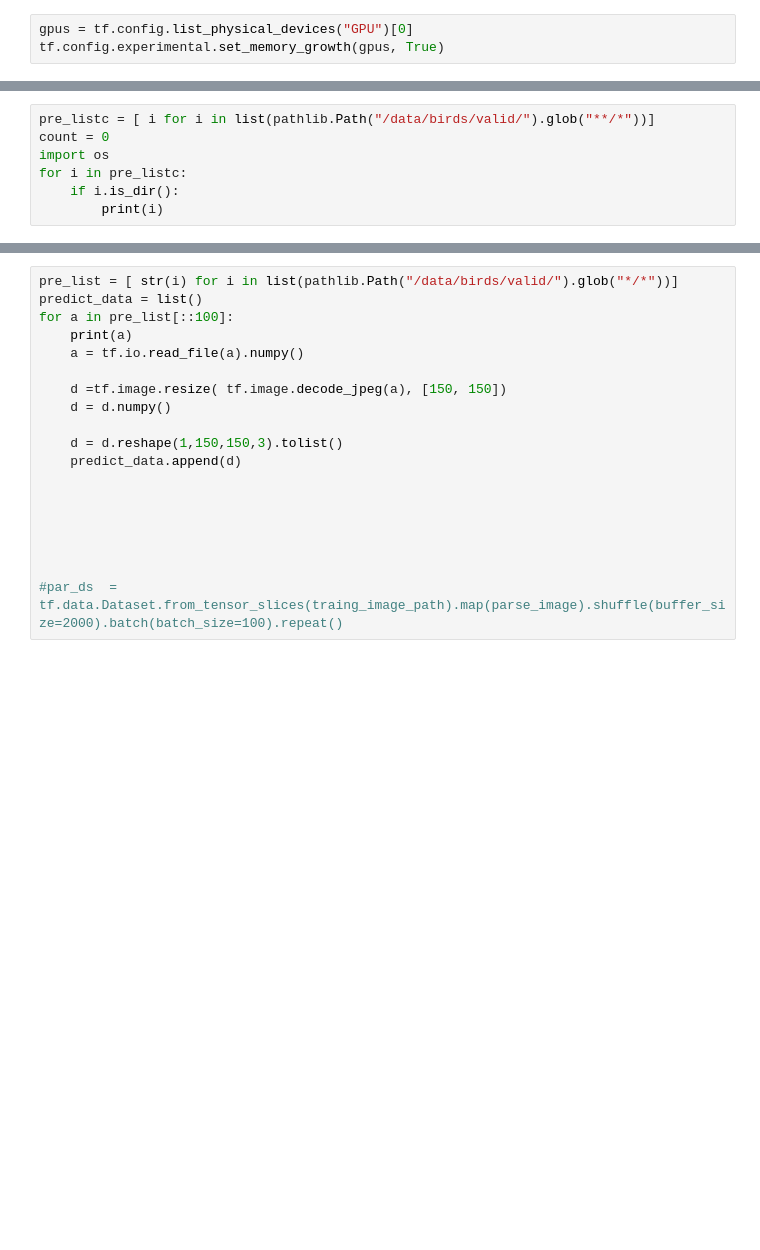
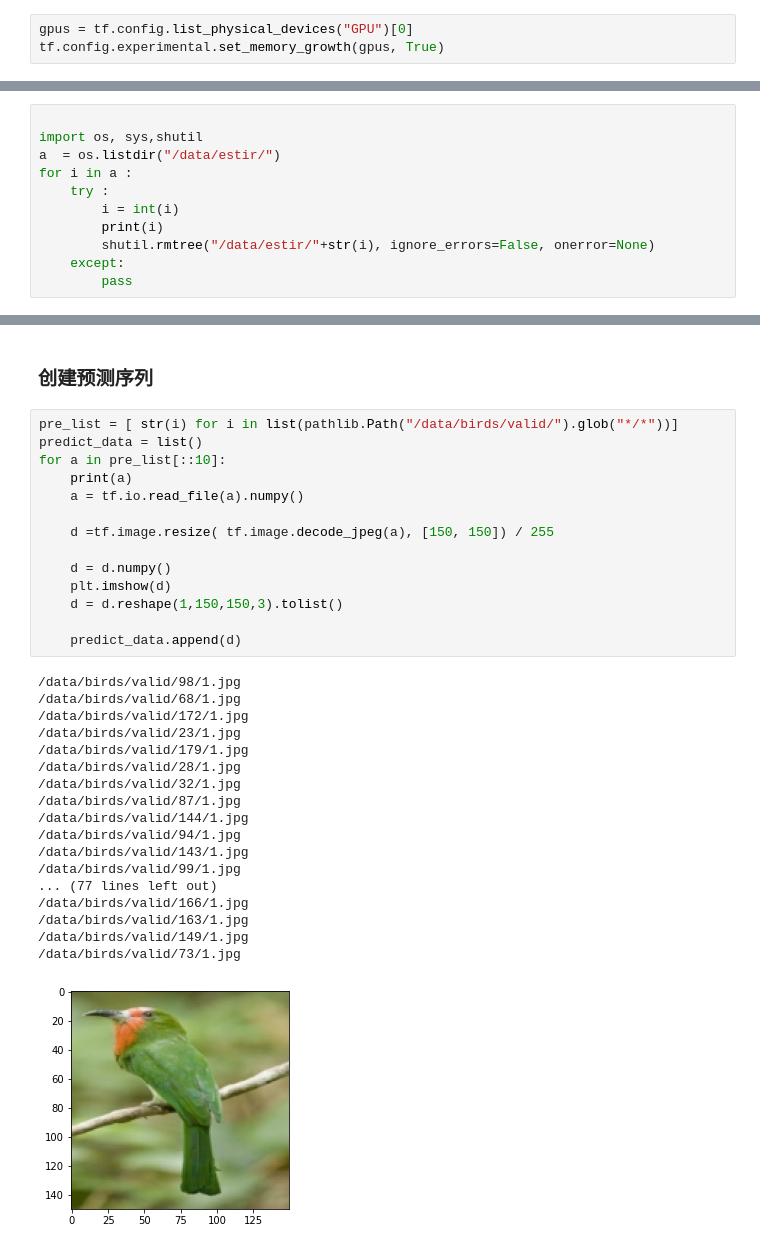
Before and after one commit to Quan3Xin/tf_estimator_demo, a Jupyter notebook: CNN_with_brigs.ipynb, the cells around one changed output, grey strips where cells are left out. Cells and saved outputs as stored; diff of their text form; blank space fills up the shorter version.

```diff
--- a/CNN_with_brigs.ipynb
+++ b/CNN_with_brigs.ipynb
@@ -46,7 +36,0 @@ label_name = sorted(item.name for item in test_data_.glob('*/')
-# %%
-pre_listc = [ i for i in list(pathlib.Path("/data/birds/valid/").glob("**/*"))]
-count = 0
-import os
-for i in pre_listc:
-    if i.is_dir():
-        print(i)
@@ -70,0 +40,11 @@ for i in pre_listc:
+# %%
+
+import os, sys,shutil
+a  = os.listdir("/data/estir/")
+for i in a :
+    try :
+        i = int(i)
+        print(i)
+        shutil.rmtree("/data/estir/"+str(i), ignore_errors=False, onerror=None)
+    except:
+        pass
@@ -71,19 +69,35 @@ for i in pre_listc:
+# %% [markdown]
+###  创建预测序列
 # %%
 pre_list = [ str(i) for i in list(pathlib.Path("/data/birds/valid/").glob("*/*"))]
 predict_data = list()
-for a in pre_list[::100]:
+for a in pre_list[::10]:
     print(a)
     a = tf.io.read_file(a).numpy()
 
-    d =tf.image.resize( tf.image.decode_jpeg(a), [150, 150])
+    d =tf.image.resize( tf.image.decode_jpeg(a), [150, 150]) / 255
+
     d = d.numpy()
+    plt.imshow(d)
+    d = d.reshape(1,150,150,3).tolist()
 
-    d = d.reshape(1,150,150,3).tolist()
     predict_data.append(d)
-
-
-
-
-
-
-#par_ds  = tf.data.Dataset.from_tensor_slices(traing_image_path).map(parse_image).shuffle(buffer_size=2000).batch(batch_size=100).repeat()
+# %% [output]
+/data/birds/valid/98/1.jpg
+/data/birds/valid/68/1.jpg
+/data/birds/valid/172/1.jpg
+/data/birds/valid/23/1.jpg
+/data/birds/valid/179/1.jpg
+/data/birds/valid/28/1.jpg
+/data/birds/valid/32/1.jpg
+/data/birds/valid/87/1.jpg
+/data/birds/valid/144/1.jpg
+/data/birds/valid/94/1.jpg
+/data/birds/valid/143/1.jpg
+/data/birds/valid/99/1.jpg
+... (77 lines left out)
+/data/birds/valid/166/1.jpg
+/data/birds/valid/163/1.jpg
+/data/birds/valid/149/1.jpg
+/data/birds/valid/73/1.jpg
+[figure, added]
```
Also changed, not shown: parts of 24 cells of this notebook, 1 other file.
